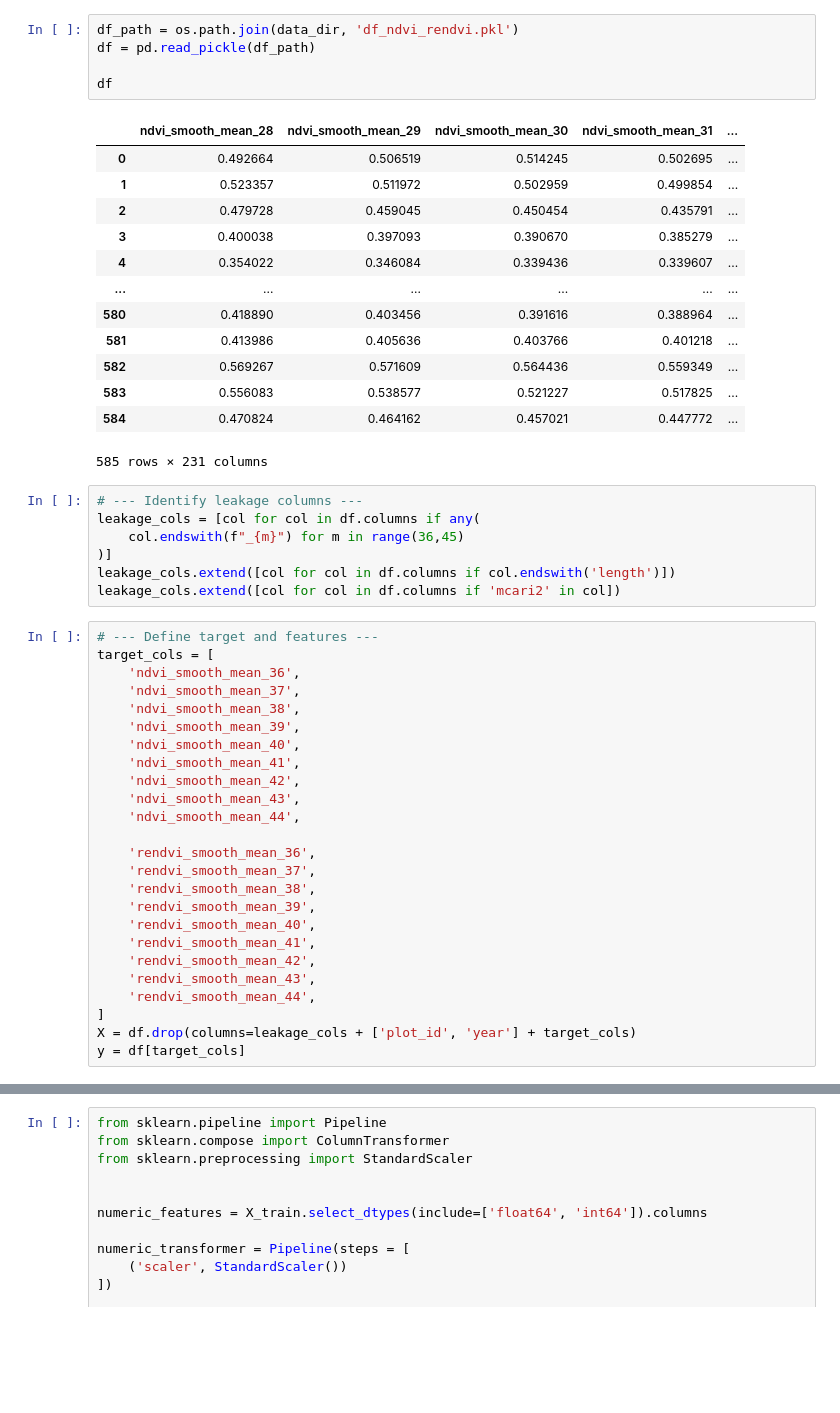
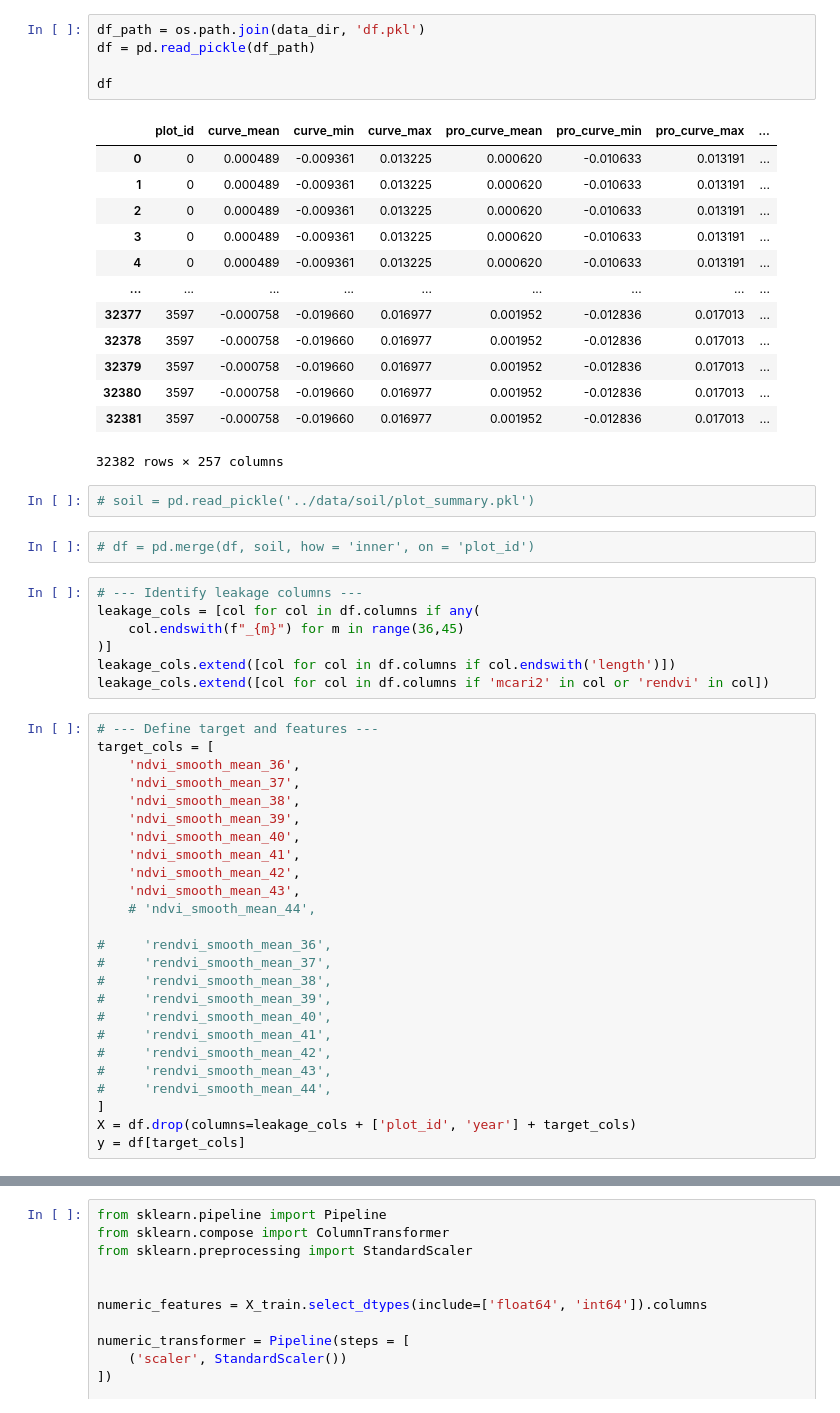
Before and after one commit to simonhansedasi/GrapeExpectations, a Jupyter notebook: RegressionRidge/ML/forest_ensemble.ipynb, the cells around one changed output, grey strips where cells are left out. Cells and saved outputs as stored; diff of their text form; blank space fills up the shorter version.

Commit message:
updated forest_ensemble with new data

```diff
--- a/RegressionRidge/ML/forest_ensemble.ipynb
+++ b/RegressionRidge/ML/forest_ensemble.ipynb
@@ -23,29 +31,33 @@ DEM
 # %%
-df_path = os.path.join(data_dir, 'df_ndvi_rendvi.pkl')
+df_path = os.path.join(data_dir, 'df.pkl')
 df = pd.read_pickle(df_path)
 
 df
 # %% [output]
-|  | ndvi_smooth_mean_28 | ndvi_smooth_mean_29 | ndvi_smooth_mean_30 | ndvi_smooth_mean_31 | ... |
-| 0 | 0.492664 | 0.506519 | 0.514245 | 0.502695 | ... |
-| 1 | 0.523357 | 0.511972 | 0.502959 | 0.499854 | ... |
-| 2 | 0.479728 | 0.459045 | 0.450454 | 0.435791 | ... |
-| 3 | 0.400038 | 0.397093 | 0.390670 | 0.385279 | ... |
-| 4 | 0.354022 | 0.346084 | 0.339436 | 0.339607 | ... |
-| ... | ... | ... | ... | ... | ... |
-| 580 | 0.418890 | 0.403456 | 0.391616 | 0.388964 | ... |
-| 581 | 0.413986 | 0.405636 | 0.403766 | 0.401218 | ... |
-| 582 | 0.569267 | 0.571609 | 0.564436 | 0.559349 | ... |
-| 583 | 0.556083 | 0.538577 | 0.521227 | 0.517825 | ... |
-| 584 | 0.470824 | 0.464162 | 0.457021 | 0.447772 | ... |
+|  | plot_id | curve_mean | curve_min | curve_max | pro_curve_mean | pro_curve_min | pro_curve_max | ... |
+| 0 | 0 | 0.000489 | -0.009361 | 0.013225 | 0.000620 | -0.010633 | 0.013191 | ... |
+| 1 | 0 | 0.000489 | -0.009361 | 0.013225 | 0.000620 | -0.010633 | 0.013191 | ... |
+| 2 | 0 | 0.000489 | -0.009361 | 0.013225 | 0.000620 | -0.010633 | 0.013191 | ... |
+| 3 | 0 | 0.000489 | -0.009361 | 0.013225 | 0.000620 | -0.010633 | 0.013191 | ... |
+| 4 | 0 | 0.000489 | -0.009361 | 0.013225 | 0.000620 | -0.010633 | 0.013191 | ... |
+| ... | ... | ... | ... | ... | ... | ... | ... | ... |
+| 32377 | 3597 | -0.000758 | -0.019660 | 0.016977 | 0.001952 | -0.012836 | 0.017013 | ... |
+| 32378 | 3597 | -0.000758 | -0.019660 | 0.016977 | 0.001952 | -0.012836 | 0.017013 | ... |
+| 32379 | 3597 | -0.000758 | -0.019660 | 0.016977 | 0.001952 | -0.012836 | 0.017013 | ... |
+| 32380 | 3597 | -0.000758 | -0.019660 | 0.016977 | 0.001952 | -0.012836 | 0.017013 | ... |
+| 32381 | 3597 | -0.000758 | -0.019660 | 0.016977 | 0.001952 | -0.012836 | 0.017013 | ... |
-585 rows × 231 columns
+32382 rows × 257 columns
+# %%
+# soil = pd.read_pickle('../data/soil/plot_summary.pkl')
+# %%
+# df = pd.merge(df, soil, how = 'inner', on = 'plot_id')
 # %%
 # --- Identify leakage columns ---
 leakage_cols = [col for col in df.columns if any(
     col.endswith(f"_{m}") for m in range(36,45)
 )]
 leakage_cols.extend([col for col in df.columns if col.endswith('length')])
-leakage_cols.extend([col for col in df.columns if 'mcari2' in col])
+leakage_cols.extend([col for col in df.columns if 'mcari2' in col or 'rendvi' in col])
 # %%
 # --- Define target and features ---
 target_cols = [
@@ -57,17 +69,17 @@ target_cols = [
     'ndvi_smooth_mean_41',
     'ndvi_smooth_mean_42',
     'ndvi_smooth_mean_43',
-    'ndvi_smooth_mean_44',
+    # 'ndvi_smooth_mean_44',
 
-    'rendvi_smooth_mean_36',
-    'rendvi_smooth_mean_37',
-    'rendvi_smooth_mean_38',
-    'rendvi_smooth_mean_39',
-    'rendvi_smooth_mean_40',
-    'rendvi_smooth_mean_41',
-    'rendvi_smooth_mean_42',
-    'rendvi_smooth_mean_43',
-    'rendvi_smooth_mean_44',
+#     'rendvi_smooth_mean_36',
+#     'rendvi_smooth_mean_37',
+#     'rendvi_smooth_mean_38',
+#     'rendvi_smooth_mean_39',
+#     'rendvi_smooth_mean_40',
+#     'rendvi_smooth_mean_41',
+#     'rendvi_smooth_mean_42',
+#     'rendvi_smooth_mean_43',
+#     'rendvi_smooth_mean_44',
 ]
 X = df.drop(columns=leakage_cols + ['plot_id', 'year'] + target_cols)
 y = df[target_cols]
```
Also changed, not shown: parts of 15 cells of this notebook.
